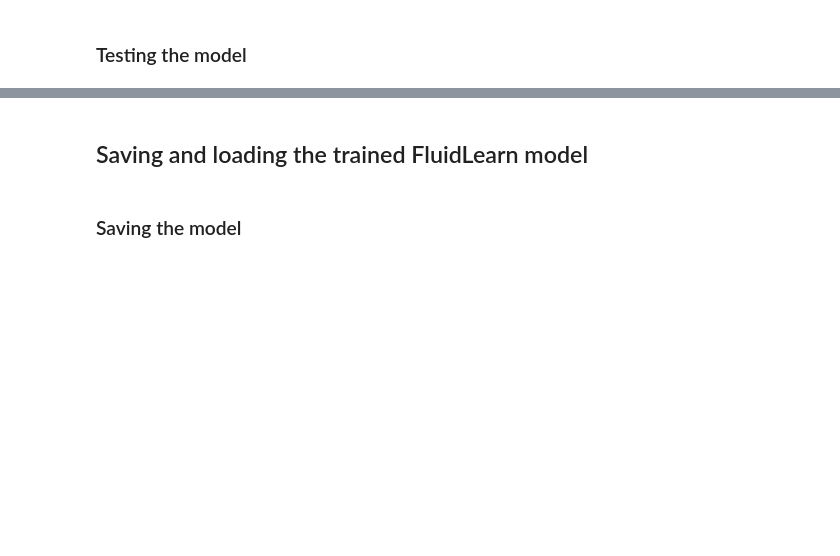
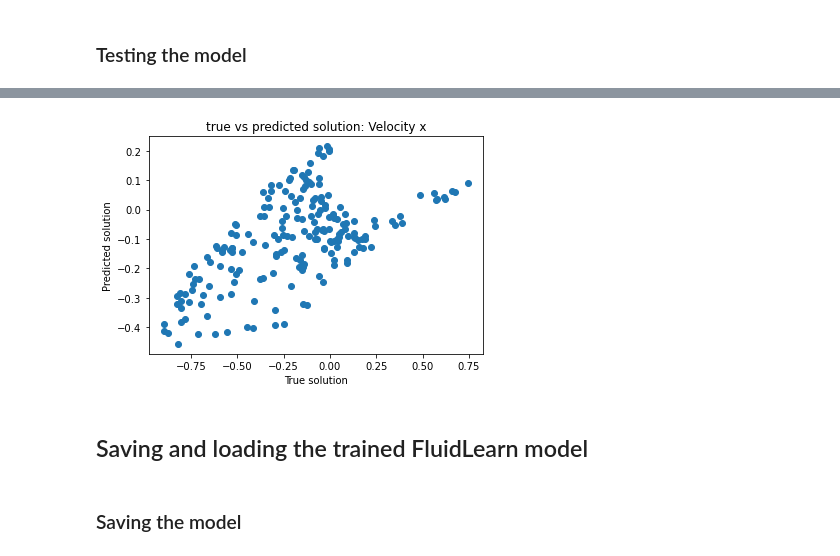
Before and after one commit to mjayadharan/FluidLearn, a Jupyter notebook: dev-files/notebook files/mixed form/main_nb_mixed.ipynb, the cells around one changed output, grey strips where cells are left out. Cells and saved outputs as stored; diff of their text form; code cells hidden in the pictures; blank space fills up the shorter version.

```diff
--- a/dev-files/notebook files/mixed form/main_nb_mixed.ipynb
+++ b/dev-files/notebook files/mixed form/main_nb_mixed.ipynb
@@ -884,3 +906,11 @@ plt.show()
+# %%
+plt.scatter(Y_test_true_vel_x,Y_test[1][:,0])
+plt.title("true vs predicted solution: Velocity x")
+plt.xlabel("True solution")
+plt.ylabel("Predicted solution")
+plt.show()
+# %% [output]
+[figure, added]
 # %% [markdown]
 ## Saving and loading the trained FluidLearn model
 # %% [markdown]
```
Also changed, not shown: parts of 20 cells of this notebook, 3 other files.
